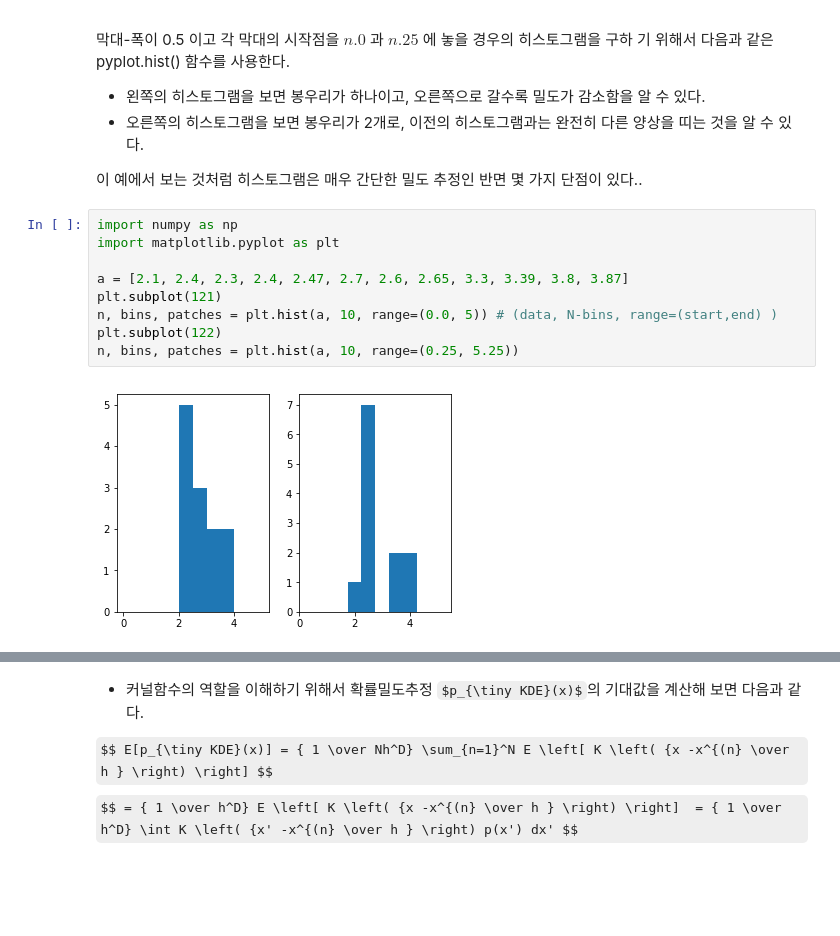
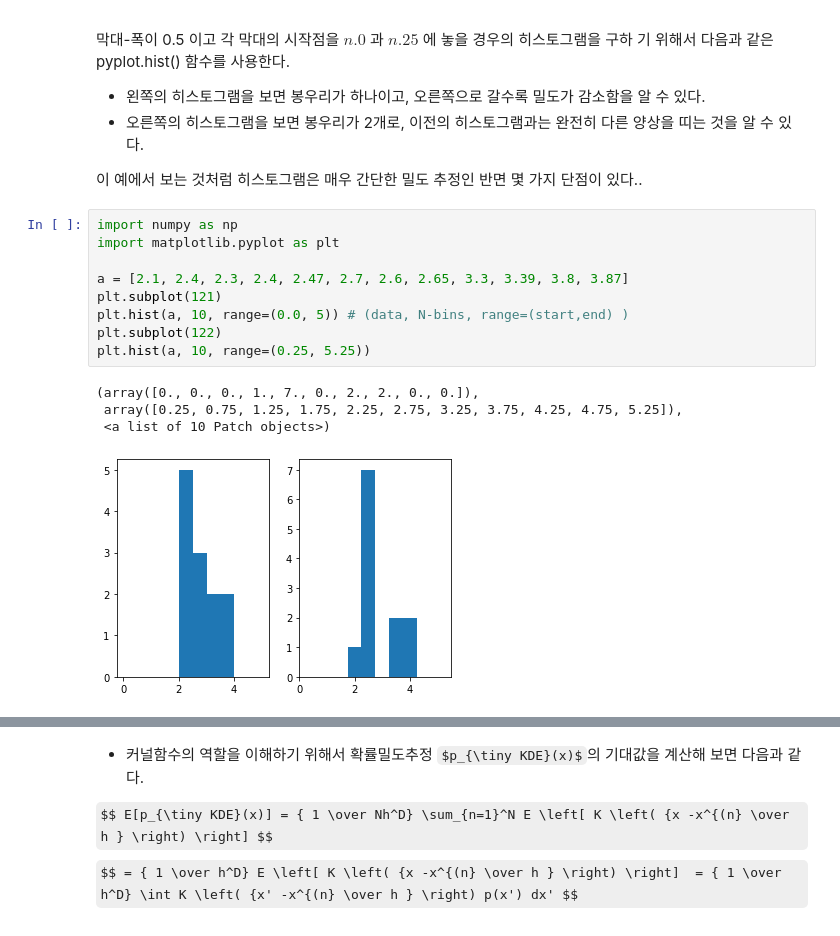
Before and after one commit to junji64/Introduction-to-Pattern-Recognition, a Jupyter notebook: 9. Non-parameric density estimation.ipynb, the cells around one changed output, grey strips where cells are left out. Cells and saved outputs as stored; diff of their text form; some formulas as TeX source; blank space fills up the shorter version.

```diff
--- a/9. Non-parameric density estimation.ipynb
+++ b/9. Non-parameric density estimation.ipynb
@@ -43,14 +43,17 @@ $\{ 2.1, 2.4, 2.3, 2.4, 2.47, 2.7, 2.6, 2.65, 3.3, 3.39, 3.8, 3.87 \}$
 # %%
 import numpy as np
 import matplotlib.pyplot as plt
 
 a = [2.1, 2.4, 2.3, 2.4, 2.47, 2.7, 2.6, 2.65, 3.3, 3.39, 3.8, 3.87]
 plt.subplot(121)
-n, bins, patches = plt.hist(a, 10, range=(0.0, 5)) # (data, N-bins, range=(start,end) )
+plt.hist(a, 10, range=(0.0, 5)) # (data, N-bins, range=(start,end) )
 plt.subplot(122)
-n, bins, patches = plt.hist(a, 10, range=(0.25, 5.25))
+plt.hist(a, 10, range=(0.25, 5.25))
 # %% [output]
+(array([0., 0., 0., 1., 7., 0., 2., 2., 0., 0.]),
+ array([0.25, 0.75, 1.25, 1.75, 2.25, 2.75, 3.25, 3.75, 4.25, 4.75, 5.25]),
+ <a list of 10 Patch objects>)
-[figure, old version]
+[figure, new version]
 # %% [markdown]
 ### 커널밀도추정(Kernel Density Estimation)
 
```
Also changed, not shown: parts of 1 cell of this notebook.
